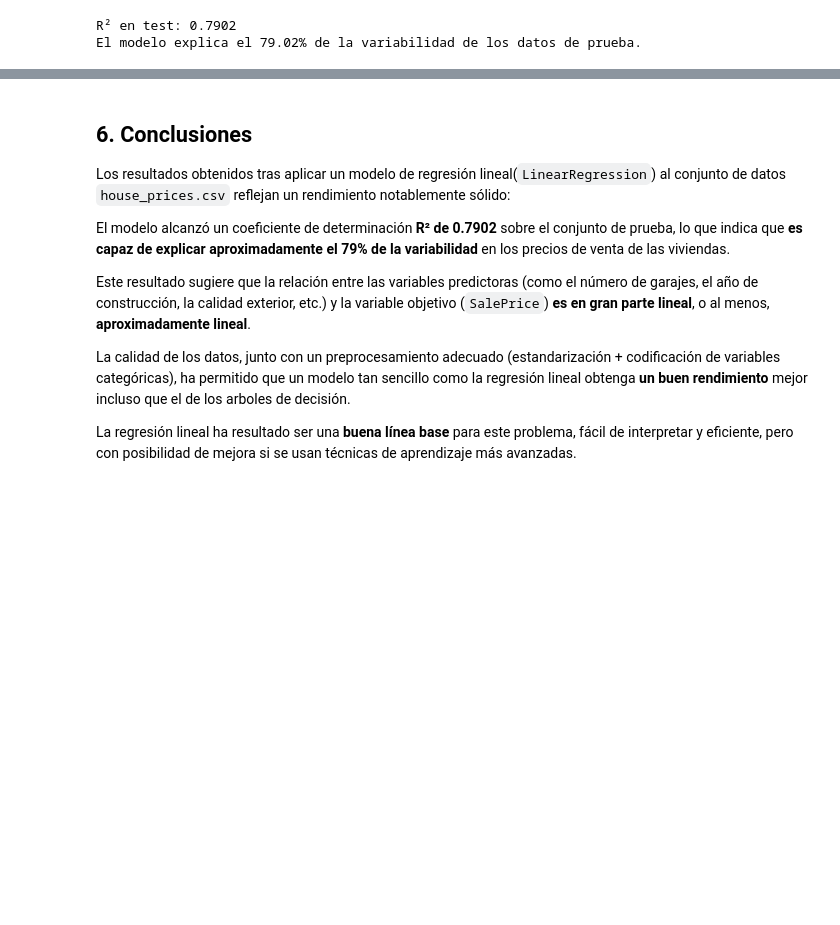
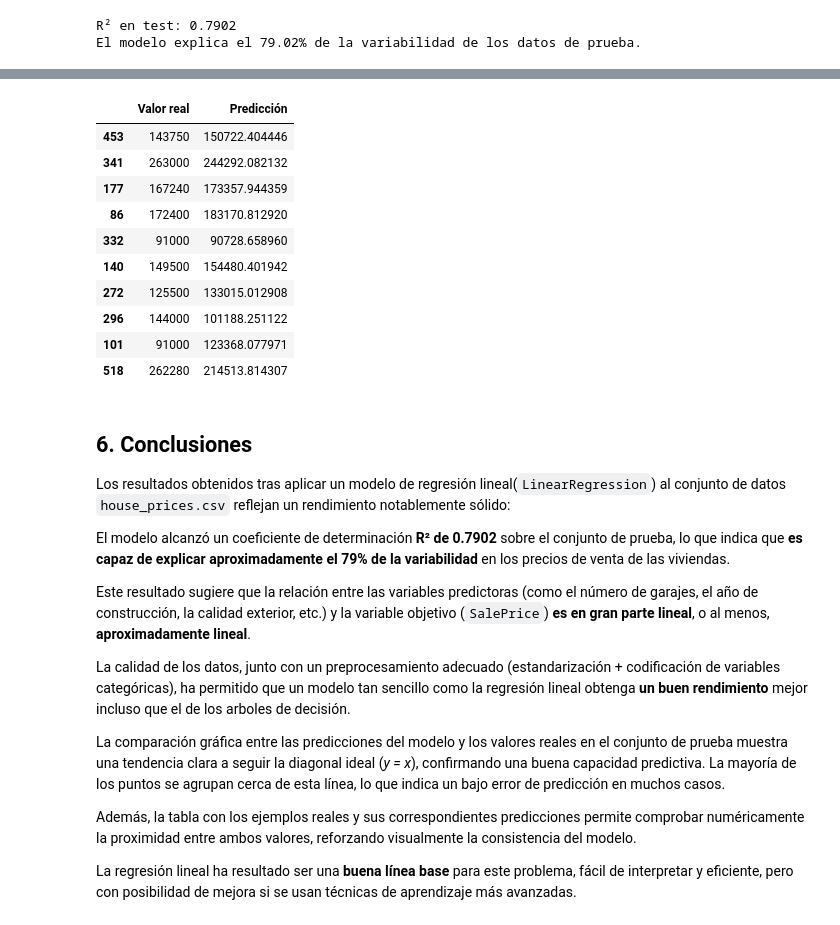
Before and after one commit to carlosmdpb/Ensamble_Secuencial, a Jupyter notebook: notebooks/house_prices_linearRegression/notebook_lr_house_prices.ipynb, the cells around one changed output, grey strips where cells are left out. Saved outputs shown, nothing was run; the diff lists cells and outputs as text; code cells hidden in the pictures; blank space fills up the shorter version.

```diff
--- a/notebooks/house_prices_linearRegression/notebook_lr_house_prices.ipynb
+++ b/notebooks/house_prices_linearRegression/notebook_lr_house_prices.ipynb
@@ -181,3 +209,23 @@ El modelo explica el 79.02% de la variabilidad de los datos de prueba.
+# %%
+#Mostrar 10 ejemplos reales vs predicciones
+df_predicciones = pd.DataFrame({
+    'Valor real': y_test,
+    'Predicción': y_pred
+})
+
+df_predicciones.head(10)
+# %% [output]
+|  | Valor real | Predicción |
+| 453 | 143750 | 150722.404446 |
+| 341 | 263000 | 244292.082132 |
+| 177 | 167240 | 173357.944359 |
+| 86 | 172400 | 183170.812920 |
+| 332 | 91000 | 90728.658960 |
+| 140 | 149500 | 154480.401942 |
+| 272 | 125500 | 133015.012908 |
+| 296 | 144000 | 101188.251122 |
+| 101 | 91000 | 123368.077971 |
+| 518 | 262280 | 214513.814307 |
 # %% [markdown]
 ## 6. Conclusiones
 
@@ -189,4 +237,8 @@ Este resultado sugiere que la relación entre las variables predictoras (como el
 
 La calidad de los datos, junto con un preprocesamiento adecuado (estandarización + codificación de variables categóricas), ha permitido que un modelo tan sencillo como la regresión lineal obtenga **un buen rendimiento** mejor incluso que el de los arboles de decisión.
 
+La comparación gráfica entre las predicciones del modelo y los valores reales en el conjunto de prueba muestra una tendencia clara a seguir la diagonal ideal (*y = x*), confirmando una buena capacidad predictiva. La mayoría de los puntos se agrupan cerca de esta línea, lo que indica un bajo error de predicción en muchos casos.
+
+Además, la tabla con los ejemplos reales y sus correspondientes predicciones permite comprobar numéricamente la proximidad entre ambos valores, reforzando visualmente la consistencia del modelo.
+
 La regresión lineal ha resultado ser una **buena línea base** para este problema, fácil de interpretar y eficiente, pero con posibilidad de mejora si se usan técnicas de aprendizaje más avanzadas.
```
Also changed, not shown: parts of 1 cell of this notebook, 1 other file.
